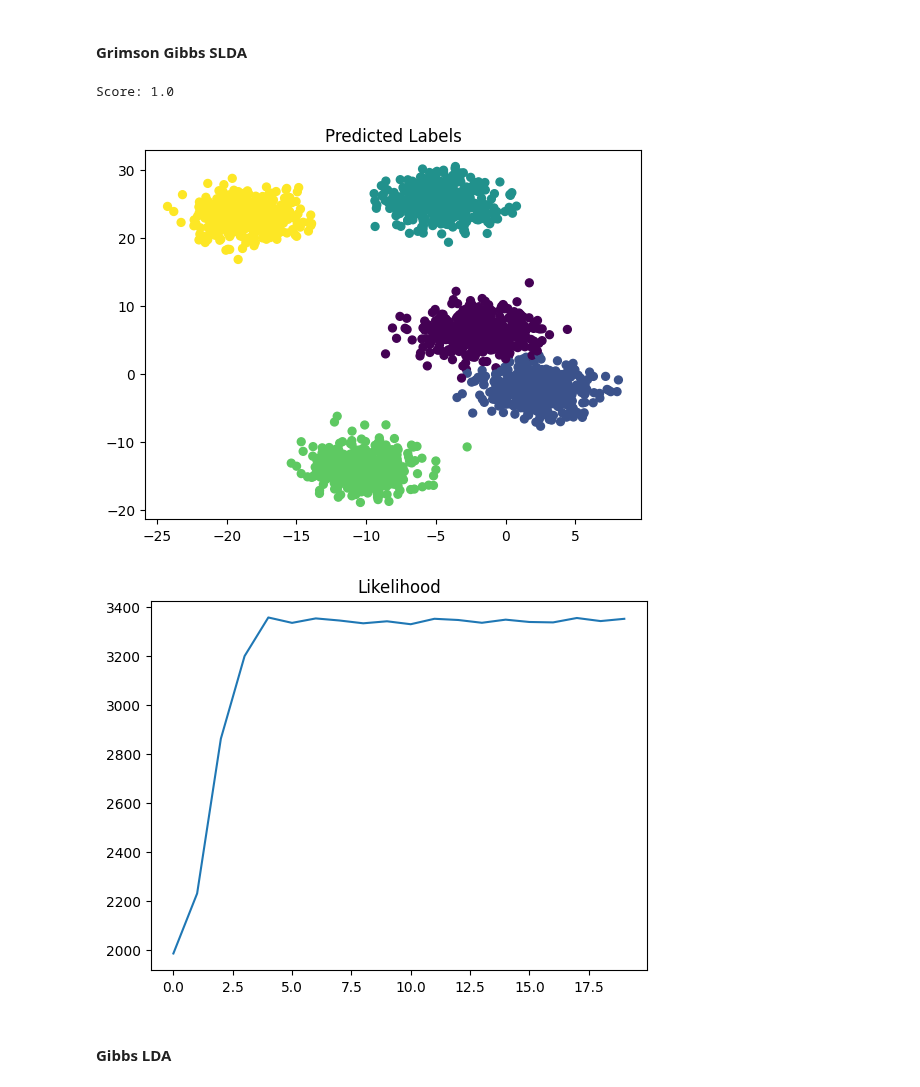
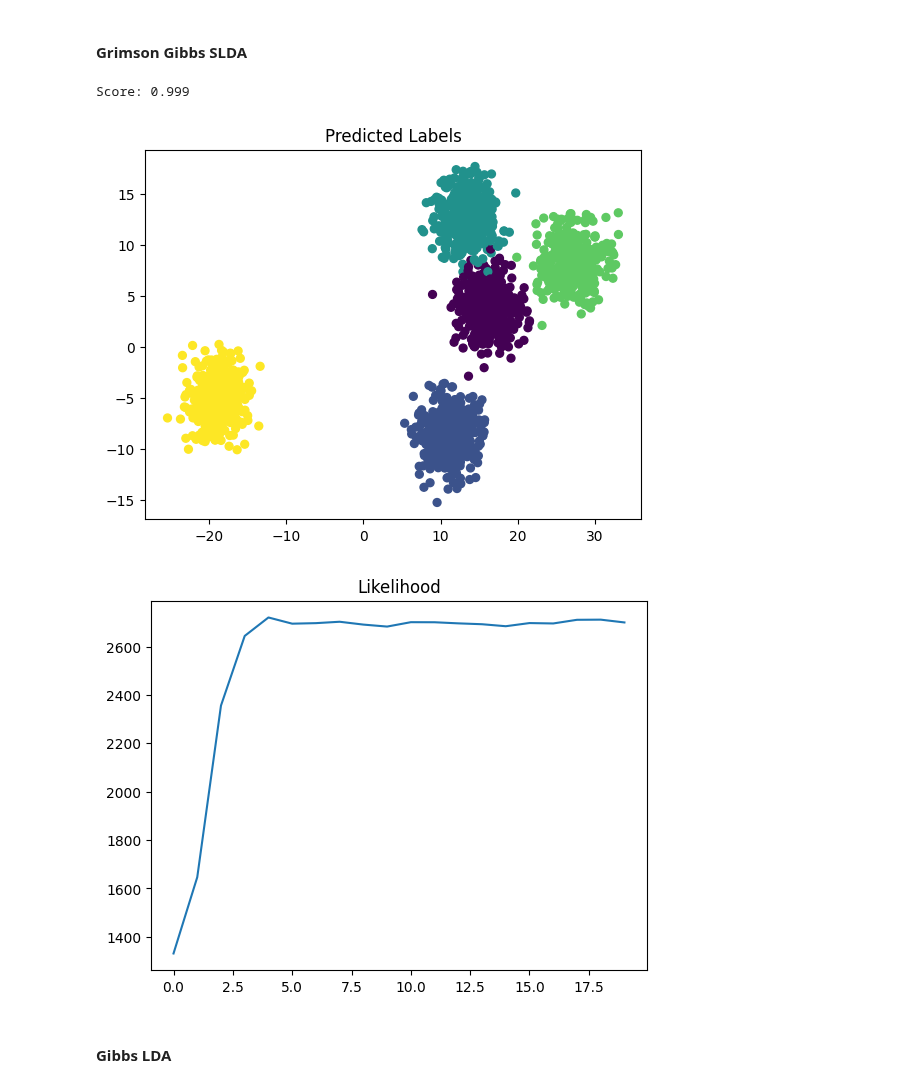
Before and after one commit to craigfouts/GibbsLDA, a Jupyter notebook: sandbox.ipynb, the cells around one changed output. Cells and saved outputs as stored; diff of their text form; code cells hidden in the pictures.

```diff
--- a/sandbox.ipynb
+++ b/sandbox.ipynb
@@ -11,7 +11,7 @@ clear_output()
 # %%
 N_SAMPLES = 2000
 N_FEATURES = 1000
-N_TOPICS = 5
+N_TOPICS = 4
 SCALE = 2
 DISCRETIZE = False
 SHUFFLE = True
@@ -37,25 +48,25 @@ VOCAB_SIZE = 25
 # Build codebook
 neighbors = NearestNeighbors(n_neighbors=N_WORDS).fit(X)
 _, neighbor_idx = neighbors.kneighbors(X)
-codebook, _ = kmeans(X, VOCAB_SIZE, 100)
+codebook, _ = kmeans(X[:, 2:], VOCAB_SIZE, 100)
 
 # Build LDA dataset
 Y = np.zeros((N_SAMPLES, N_WORDS), dtype=np.int32)
 for i in range(N_SAMPLES):
-    Y[i], _ = vq(X[neighbor_idx][i], codebook)
+    Y[i], _ = vq(X[neighbor_idx, 2:][i], codebook)
 
 # Build SLDA dataset
-values, _ = vq(X, codebook)
+values = vq(X[:, 2:], codebook)[0][None].T
 doc_idx = np.random.permutation(N_SAMPLES)[:N_DOCS]
 doc_locs = X[doc_idx, :2]
-doc_assignments = np.random.choice(N_DOCS, N_SAMPLES)
-topic_assignments = np.random.choice(N_TOPICS, N_SAMPLES)
-Z = np.concatenate([X[:, :2], values[None].T, doc_assignments[None].T, topic_assignments[None].T], -1)
+doc_assignments = np.random.choice(N_DOCS, (N_SAMPLES, 1))
+topic_assignments = np.random.choice(N_TOPICS, (N_SAMPLES, 1))
+Z = np.concatenate([X[:, :2], values, doc_assignments, topic_assignments], -1)
 # %% [markdown]
 #### Grimson Gibbs SLDA
 # %%
 N_STEPS = 20
-SIGMA = .5
+SIGMA = 1.
 
 data = np.copy(Z)
 
@@ -79,36 +90,36 @@ def sample_doc(word_x, word_y, old_topic):
     return doc
 
 def sample_topic(word_value, old_doc):
     topic_word_dist = (topic_word_counts[:, word_value] + 1/N_TOPICS)/(topic_word_counts + 1/N_TOPICS).sum(-1)
     doc_topic_dist = (doc_topic_counts[old_doc] + 1/N_DOCS)/(doc_topic_counts[old_doc] + 1/N_DOCS).sum()
     probs = topic_word_dist*doc_topic_dist
     probs /= probs.sum()
     topic = np.random.choice(probs.shape[0], p=probs)
     likelihood_log[-1] += probs[topic]
     return topic
 
 for _ in tqdm(range(N_STEPS)):
     likelihood_log.append(0.)
     for i in range(N_SAMPLES):
         (word_x, word_y), (word_value, old_doc, old_topic) = data[i, :2], data[i, -3:].astype(np.int32)
         if topic_word_counts[old_topic, word_value] < 1 or doc_topic_counts[old_doc, old_topic] < 1:
             continue
         doc_topic_counts[old_doc, old_topic] -= 1
         topic_word_counts[old_topic, word_value] -= 1
         new_topic = sample_topic(word_value, old_doc)
         new_doc = sample_doc(word_x, word_y, old_topic)
         data[i, -2], data[i, -1] = new_doc, new_topic
         doc_topic_counts[new_doc, new_topic] += 1
         topic_word_counts[new_topic, word_value] += 1
 
 Y_labels, score = util.evaluate(X_labels, data[:, -1])
 print('Score:', score)
 util.visualize_data(X, Y_labels, 'Predicted Labels')
 util.visualize_log(likelihood_log, 'Likelihood')
 # %% [output]
-Score: 1.0
+Score: 0.999
-[figure, old version]
+[figure, new version]
-[figure, old version]
+[figure, new version]
 # %% [markdown]
 #### Gibbs LDA
 # %%
```
Also changed, not shown: parts of 5 cells of this notebook, 1 other file.
